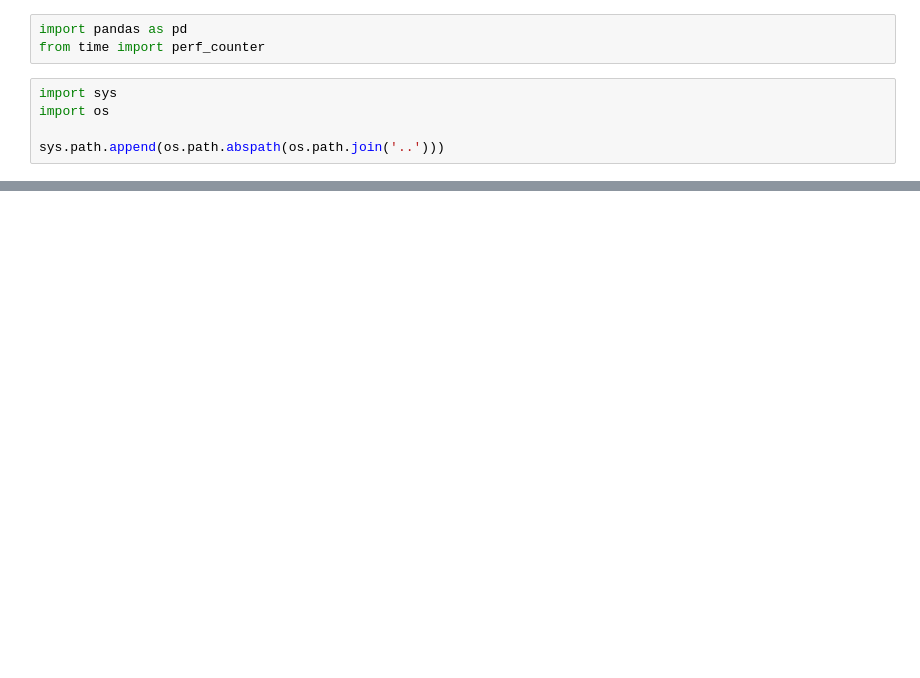
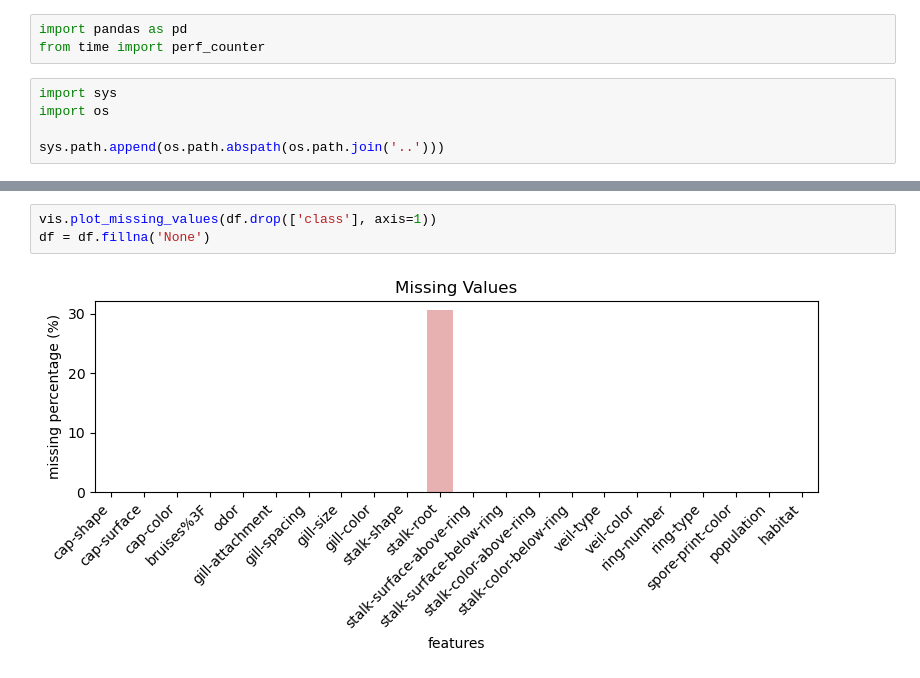
Before and after one commit to itamar-matas/ML-models, a Jupyter notebook: notebooks/dt_nb_benchmark1.ipynb, the cells around one changed output, grey strips where cells are left out. Saved outputs shown, nothing was run; the diff lists cells and outputs as text; blank space fills up the shorter version.

```diff
--- a/notebooks/dt_nb_benchmark1.ipynb
+++ b/notebooks/dt_nb_benchmark1.ipynb
@@ -17,3 +24,8 @@ df.head()
+# %%
+vis.plot_missing_values(df.drop(['class'], axis=1))
+df = df.fillna('None')
+# %% [output]
+[figure, added]
 # %%
 Y = df['class'].values
 X = df.drop(['class'], axis=1).values
```
Also changed, not shown: parts of 8 cells of this notebook, 25 other files.
